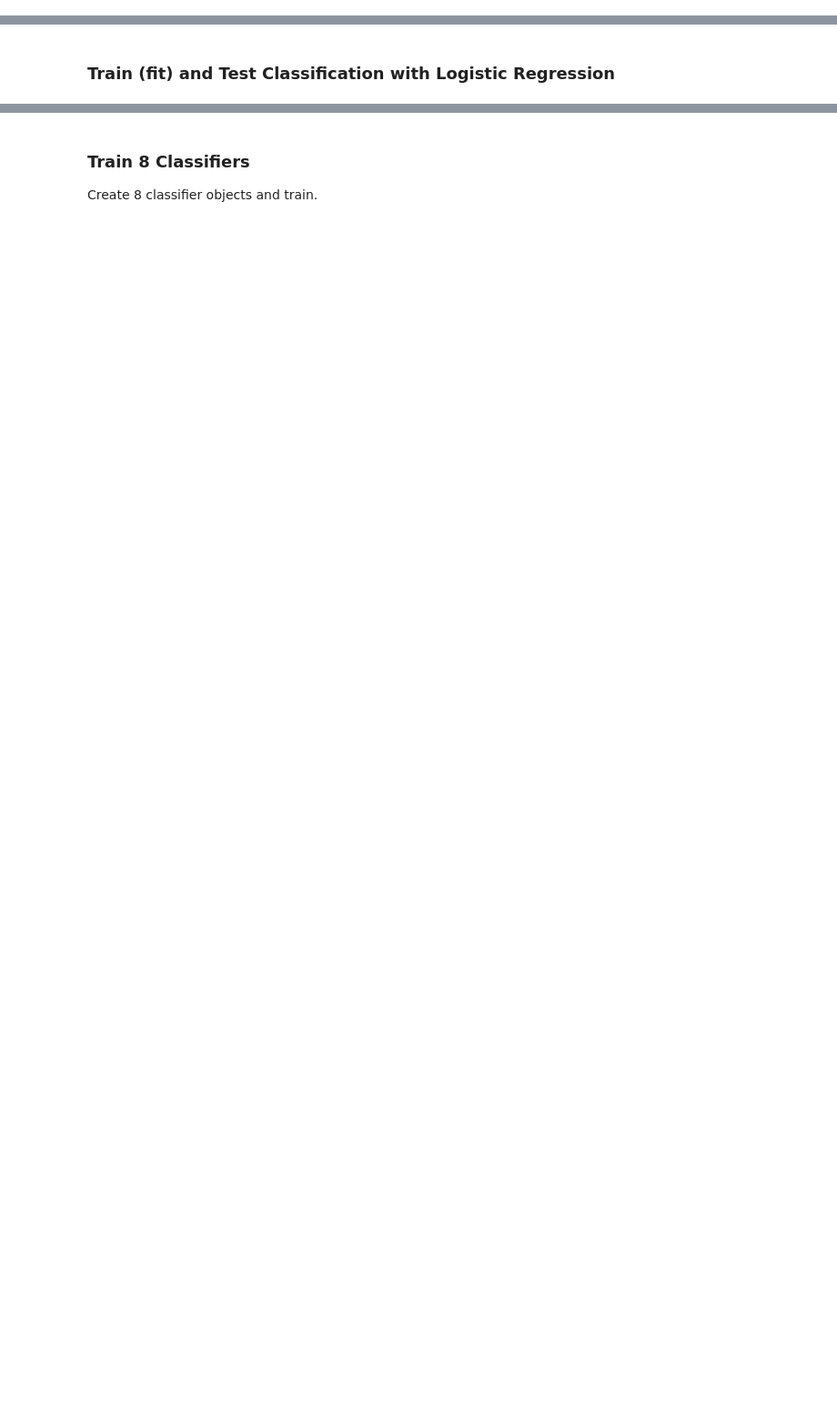
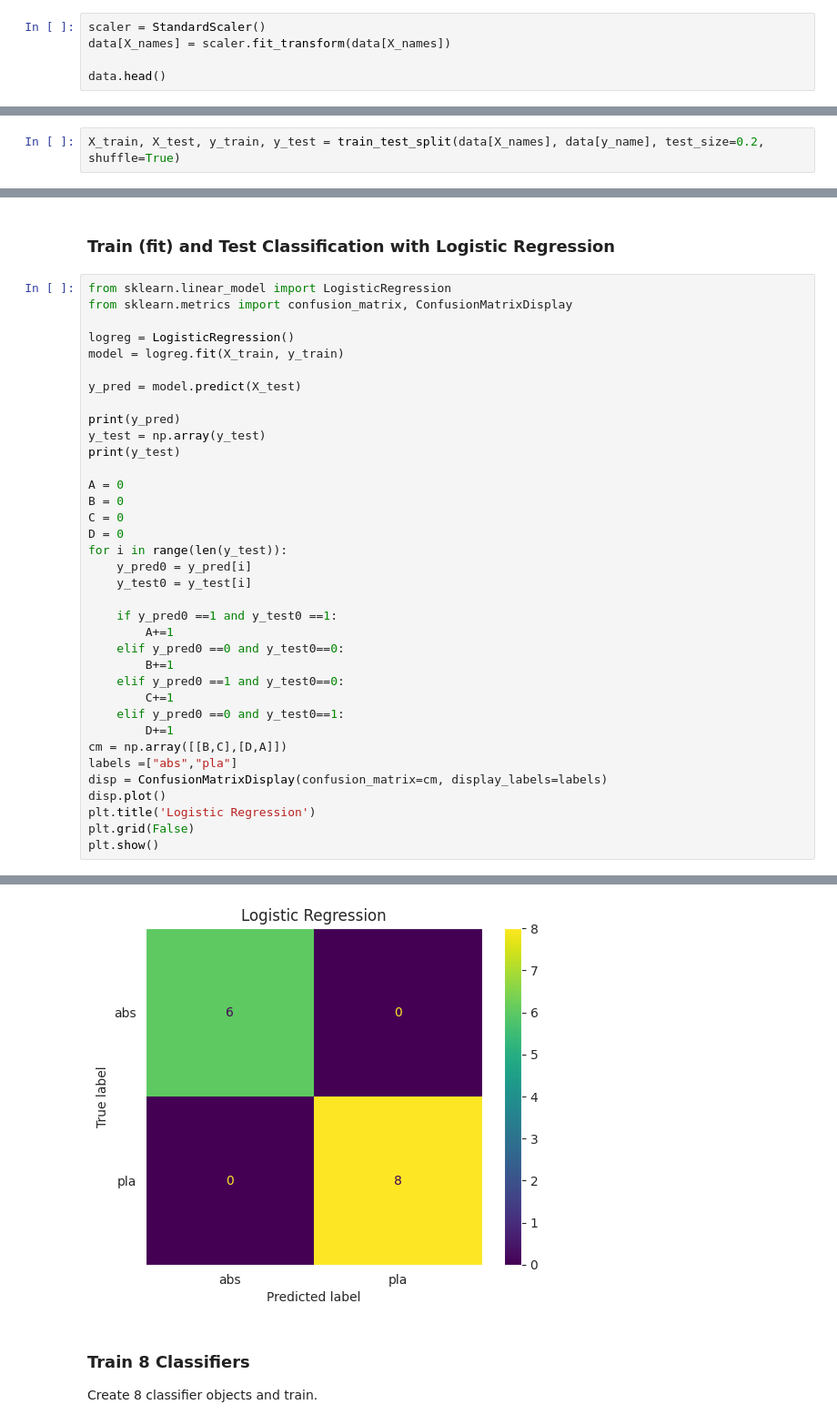
Before and after one commit to curtisjcov/test, a Jupyter notebook: Additive_Manufacturing.ipynb, the cells around one changed output, grey strips where cells are left out. Shown at 91% size. Saved outputs shown, nothing was run; the diff lists cells and outputs as text; blank space fills up the shorter version.

```diff
--- a/Additive_Manufacturing.ipynb
+++ b/Additive_Manufacturing.ipynb
@@ -179,3 +196,8 @@ y_name = 'material_binary'
 ### Data scaling
 
 Scale the input features with a `StandardScaler` or a `MinMaxScaler`. Why do classifiers return an error if the output label is scaled with `StandardScaler`?
+# %%
+scaler = StandardScaler()
+data[X_names] = scaler.fit_transform(data[X_names])
+
+data.head()
@@ -183,6 +212,8 @@ Scale the input features with a `StandardScaler` or a `MinMaxScaler`. Why do cla
 ### Train / Test Split
 
 Randomly select values that split the data into a train (80%) and test (20%) set by using the sklearn `train_test_split` function with `shuffle=True`.
+# %%
+X_train, X_test, y_train, y_test = train_test_split(data[X_names], data[y_name], test_size=0.2, shuffle=True)
 # %% [markdown]
 ### Evaluate the Best Features
 
@@ -190,2 +236,39 @@ Use `SelectKBest` to evaluate the best features for the classifier.
 # %% [markdown]
 ### Train (fit) and Test Classification with Logistic Regression
+# %%
+from sklearn.linear_model import LogisticRegression
+from sklearn.metrics import confusion_matrix, ConfusionMatrixDisplay
+
+logreg = LogisticRegression()
+model = logreg.fit(X_train, y_train)
+
+y_pred = model.predict(X_test)
+
+print(y_pred)
+y_test = np.array(y_test)
+print(y_test)
+
+A = 0
+B = 0
+C = 0
+D = 0
+for i in range(len(y_test)):
+    y_pred0 = y_pred[i]
+    y_test0 = y_test[i]
+
+    if y_pred0 ==1 and y_test0 ==1:
+        A+=1
+    elif y_pred0 ==0 and y_test0==0:
+        B+=1
+    elif y_pred0 ==1 and y_test0==0:
+        C+=1
+    elif y_pred0 ==0 and y_test0==1:
+        D+=1
+cm = np.array([[B,C],[D,A]])
+labels =["abs","pla"]
+disp = ConfusionMatrixDisplay(confusion_matrix=cm, display_labels=labels)
+disp.plot()
+plt.title('Logistic Regression')
+plt.grid(False)
+plt.show()
+# %% [output]
@@ -192,3 +277,4 @@ Use `SelectKBest` to evaluate the best features for the classifier.
+[figure, added]
 # %% [markdown]
 ### Train 8 Classifiers
 
```
Also changed, not shown: parts of 24 cells of this notebook.
